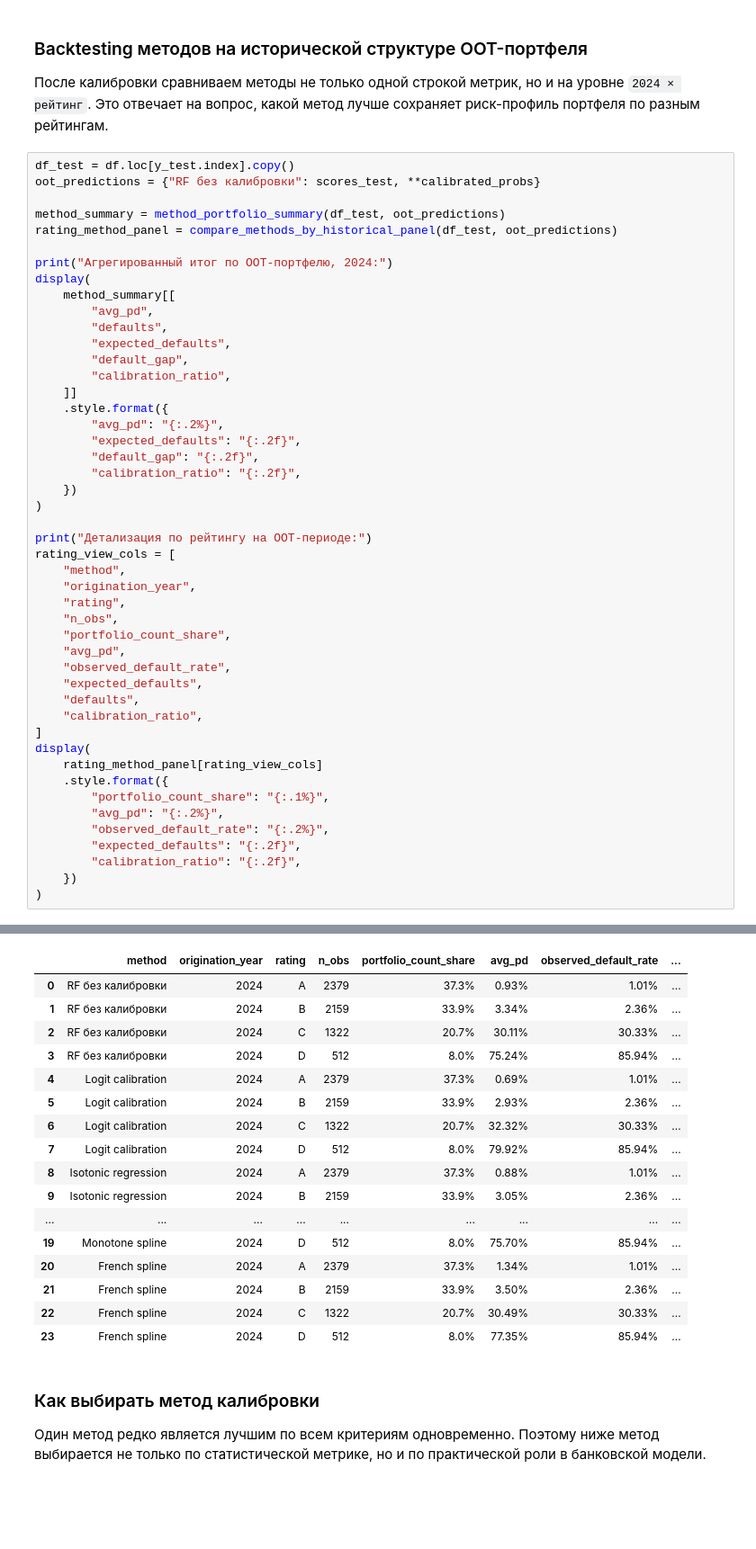
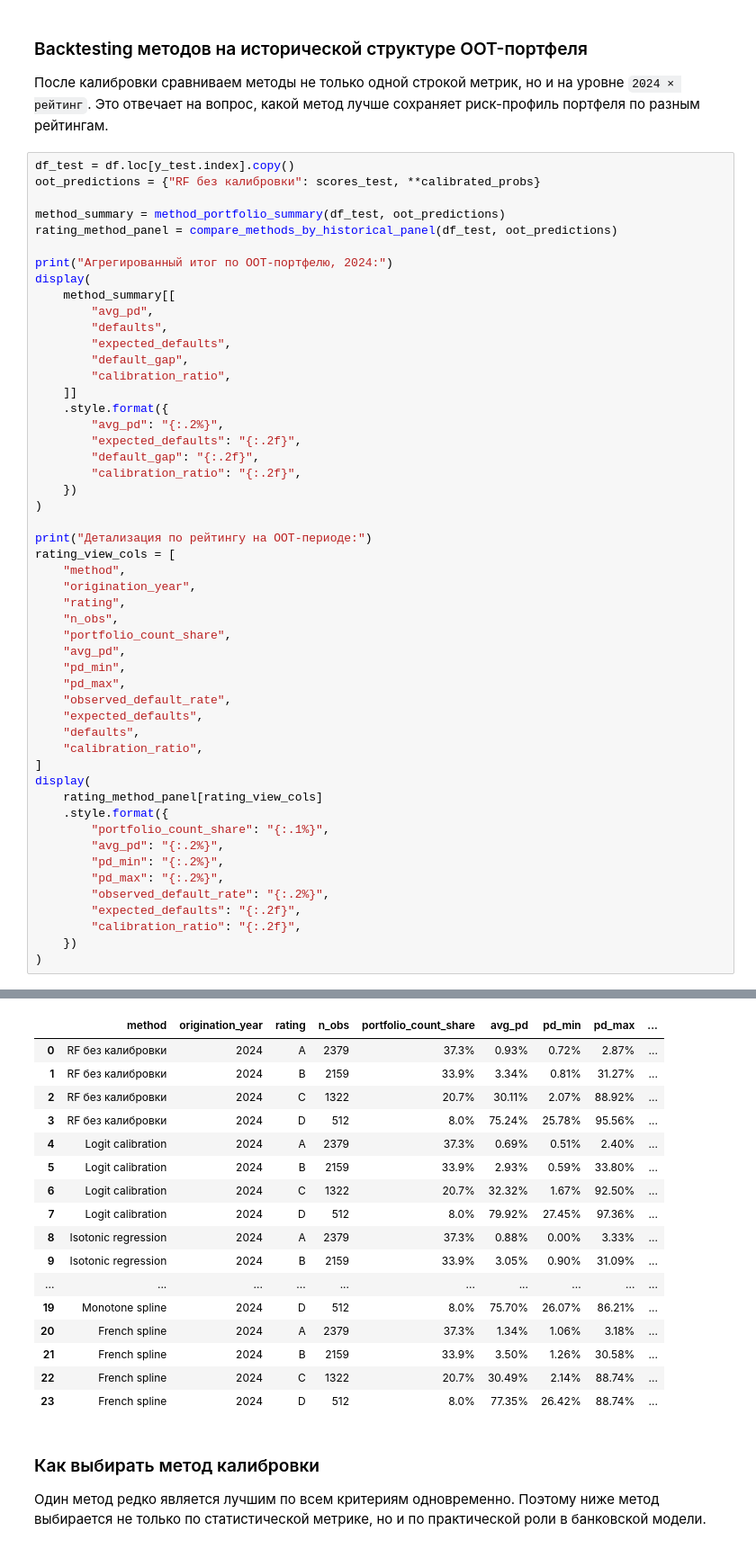
Before and after one commit to ddudenko275-boop/ColebrationTedo, a Jupyter notebook: notebooks/pd_calibration.ipynb, the cells around one changed output, grey strips where cells are left out. Shown at 90% size. Cells and saved outputs as stored; diff of their text form; blank space fills up the shorter version.

```diff
--- a/notebooks/pd_calibration.ipynb
+++ b/notebooks/pd_calibration.ipynb
@@ -588,50 +588,54 @@ rating_view_cols = [
     "rating",
     "n_obs",
     "portfolio_count_share",
     "avg_pd",
+    "pd_min",
+    "pd_max",
     "observed_default_rate",
     "expected_defaults",
     "defaults",
     "calibration_ratio",
 ]
 display(
     rating_method_panel[rating_view_cols]
     .style.format({
         "portfolio_count_share": "{:.1%}",
         "avg_pd": "{:.2%}",
+        "pd_min": "{:.2%}",
+        "pd_max": "{:.2%}",
         "observed_default_rate": "{:.2%}",
         "expected_defaults": "{:.2f}",
         "calibration_ratio": "{:.2f}",
     })
 )
 # %% [output]
 Агрегированный итог по OOT-портфелю, 2024:
 |  | avg_pd | defaults | expected_defaults | default_gap | calibration_ratio |
 | method |  |  |  |  |  |
 | RF без калибровки | 13.77% | 916.000000 | 877.67 | 38.33 | 1.04 |
 | Logit calibration | 14.38% | 916.000000 | 916.08 | -0.08 | 1.00 |
 | Isotonic regression | 14.38% | 916.000000 | 916.00 | -0.00 | 1.00 |
 | Beta calibration | 14.38% | 916.000000 | 916.00 | 0.00 | 1.00 |
 | Monotone spline | 14.30% | 916.000000 | 910.93 | 5.07 | 1.01 |
 | French spline | 14.23% | 916.000000 | 906.47 | 9.53 | 1.01 |
 Детализация по рейтингу на OOT-периоде:
-|  | method | origination_year | rating | n_obs | portfolio_count_share | avg_pd | observed_default_rate | ... |
-| 0 | RF без калибровки | 2024 | A | 2379 | 37.3% | 0.93% | 1.01% | ... |
-| 1 | RF без калибровки | 2024 | B | 2159 | 33.9% | 3.34% | 2.36% | ... |
-| 2 | RF без калибровки | 2024 | C | 1322 | 20.7% | 30.11% | 30.33% | ... |
-| 3 | RF без калибровки | 2024 | D | 512 | 8.0% | 75.24% | 85.94% | ... |
-| 4 | Logit calibration | 2024 | A | 2379 | 37.3% | 0.69% | 1.01% | ... |
-| 5 | Logit calibration | 2024 | B | 2159 | 33.9% | 2.93% | 2.36% | ... |
-| 6 | Logit calibration | 2024 | C | 1322 | 20.7% | 32.32% | 30.33% | ... |
-| 7 | Logit calibration | 2024 | D | 512 | 8.0% | 79.92% | 85.94% | ... |
-| 8 | Isotonic regression | 2024 | A | 2379 | 37.3% | 0.88% | 1.01% | ... |
-| 9 | Isotonic regression | 2024 | B | 2159 | 33.9% | 3.05% | 2.36% | ... |
-| ... | ... | ... | ... | ... | ... | ... | ... | ... |
-| 19 | Monotone spline | 2024 | D | 512 | 8.0% | 75.70% | 85.94% | ... |
-| 20 | French spline | 2024 | A | 2379 | 37.3% | 1.34% | 1.01% | ... |
-| 21 | French spline | 2024 | B | 2159 | 33.9% | 3.50% | 2.36% | ... |
-| 22 | French spline | 2024 | C | 1322 | 20.7% | 30.49% | 30.33% | ... |
-| 23 | French spline | 2024 | D | 512 | 8.0% | 77.35% | 85.94% | ... |
+|  | method | origination_year | rating | n_obs | portfolio_count_share | avg_pd | pd_min | pd_max | ... |
+| 0 | RF без калибровки | 2024 | A | 2379 | 37.3% | 0.93% | 0.72% | 2.87% | ... |
+| 1 | RF без калибровки | 2024 | B | 2159 | 33.9% | 3.34% | 0.81% | 31.27% | ... |
+| 2 | RF без калибровки | 2024 | C | 1322 | 20.7% | 30.11% | 2.07% | 88.92% | ... |
+| 3 | RF без калибровки | 2024 | D | 512 | 8.0% | 75.24% | 25.78% | 95.56% | ... |
+| 4 | Logit calibration | 2024 | A | 2379 | 37.3% | 0.69% | 0.51% | 2.40% | ... |
+| 5 | Logit calibration | 2024 | B | 2159 | 33.9% | 2.93% | 0.59% | 33.80% | ... |
+| 6 | Logit calibration | 2024 | C | 1322 | 20.7% | 32.32% | 1.67% | 92.50% | ... |
+| 7 | Logit calibration | 2024 | D | 512 | 8.0% | 79.92% | 27.45% | 97.36% | ... |
+| 8 | Isotonic regression | 2024 | A | 2379 | 37.3% | 0.88% | 0.00% | 3.33% | ... |
+| 9 | Isotonic regression | 2024 | B | 2159 | 33.9% | 3.05% | 0.90% | 31.09% | ... |
+| ... | ... | ... | ... | ... | ... | ... | ... | ... | ... |
+| 19 | Monotone spline | 2024 | D | 512 | 8.0% | 75.70% | 26.07% | 86.21% | ... |
+| 20 | French spline | 2024 | A | 2379 | 37.3% | 1.34% | 1.06% | 3.18% | ... |
+| 21 | French spline | 2024 | B | 2159 | 33.9% | 3.50% | 1.26% | 30.58% | ... |
+| 22 | French spline | 2024 | C | 1322 | 20.7% | 30.49% | 2.14% | 88.74% | ... |
+| 23 | French spline | 2024 | D | 512 | 8.0% | 77.35% | 26.42% | 88.74% | ... |
 # %% [markdown]
 ### Как выбирать метод калибровки
 
```
Also changed, not shown: parts of 13 cells of this notebook, 2 other files.
